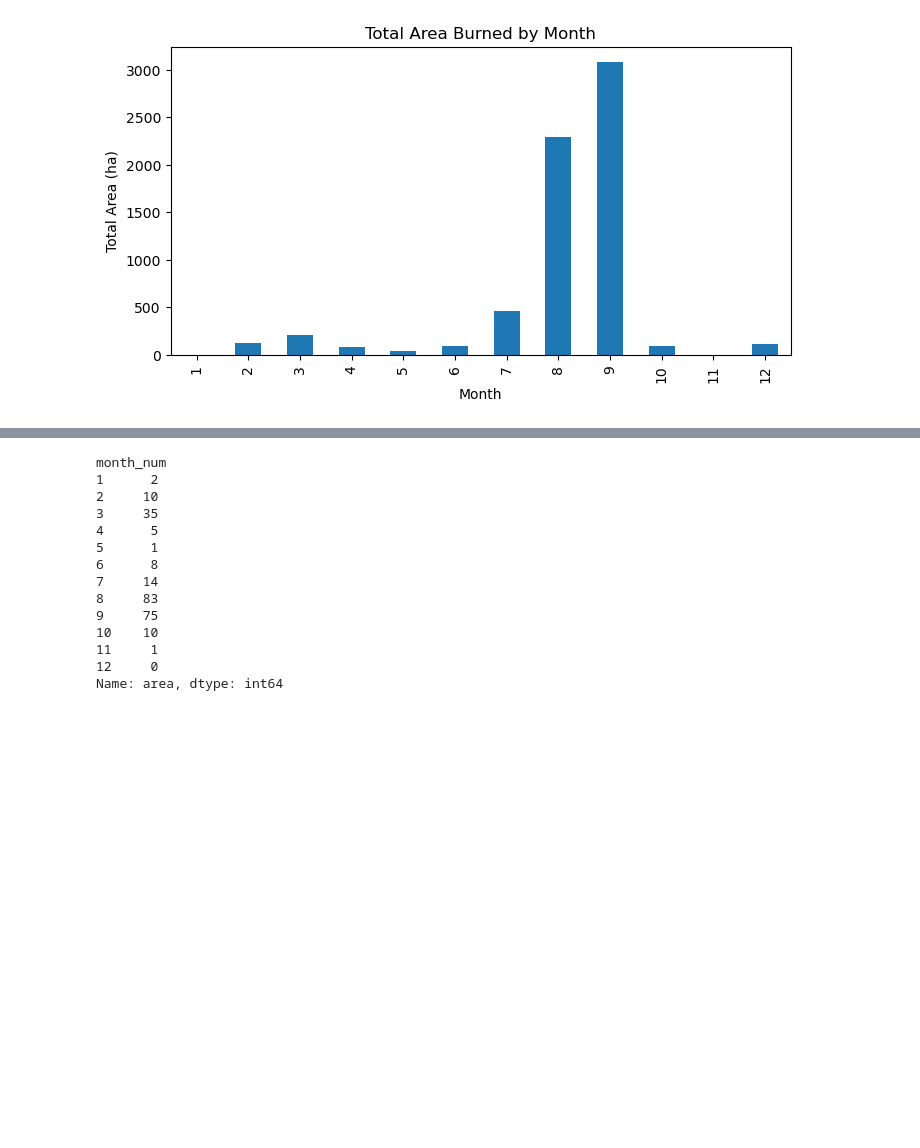
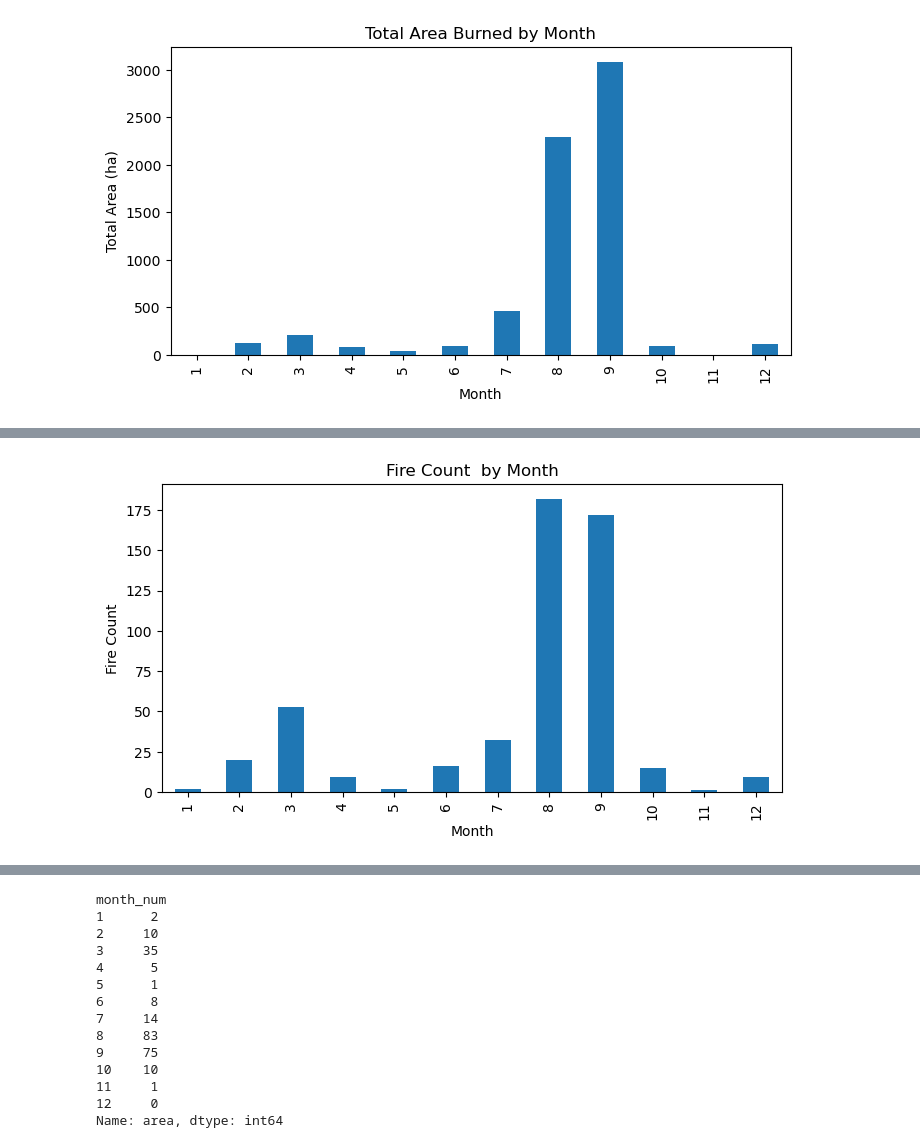
Before and after one commit to kaytlinwu/Wildfire_Analaysis_Data_Science_Midterm_Project, a Jupyter notebook: Notebooks.ipynb, the cells around one changed output, grey strips where cells are left out. Saved outputs shown, nothing was run; the diff lists cells and outputs as text; code cells hidden in the pictures; blank space fills up the shorter version.

```diff
--- a/Notebooks.ipynb
+++ b/Notebooks.ipynb
@@ -506,0 +535,15 @@ pandas.core.series.Series
+# %%
+count_area_by_month = by_month['area'].count()
+
+
+count_area_by_month.plot(kind='bar')
+
+
+plt.xlabel('Month')
+plt.ylabel('Fire Count')
+plt.title('Fire Count  by Month')
+
+
+plt.show()
+# %% [output]
+[figure, added]
```
Also changed, not shown: parts of 73 cells of this notebook.
